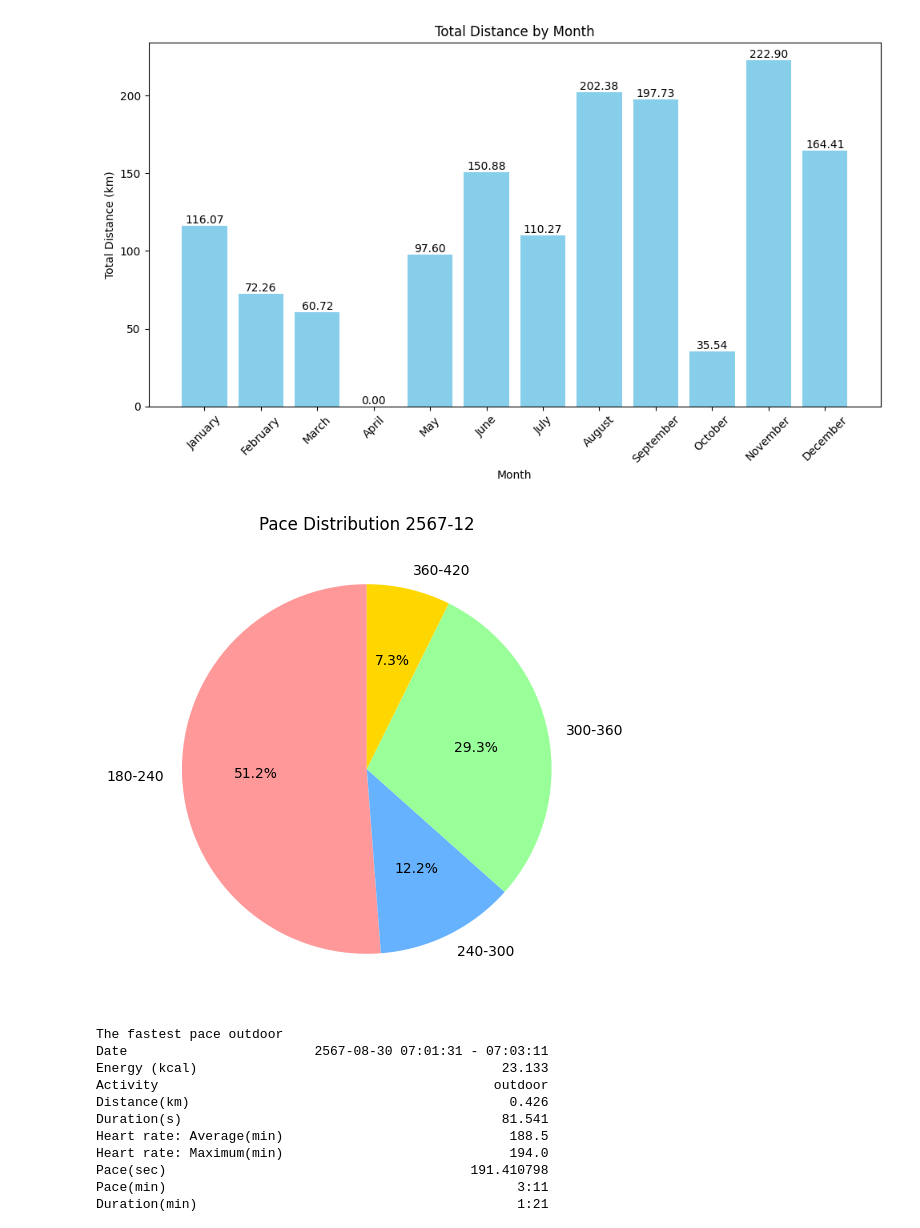
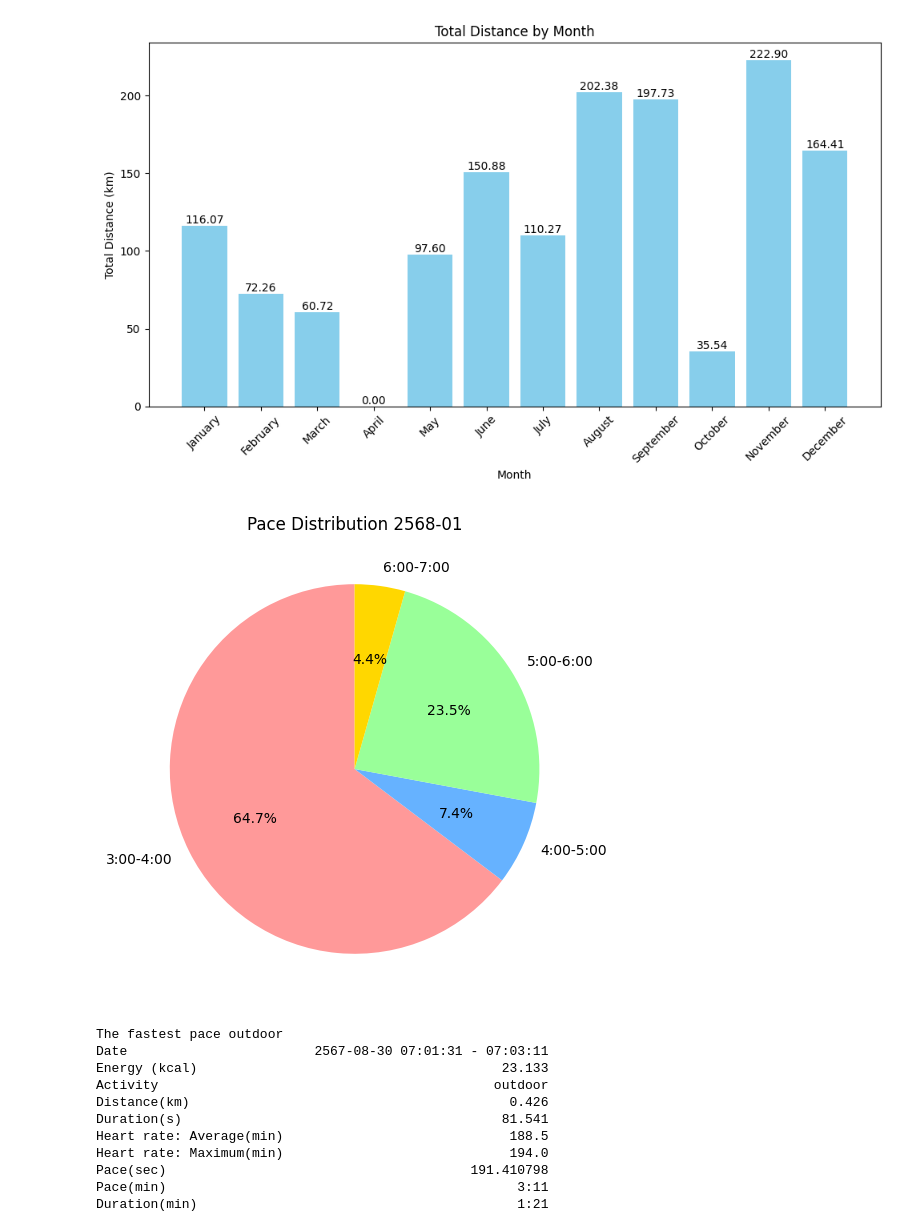
Before and after one commit to JFKongphop/running-analysis, a Jupyter notebook: index.ipynb, the cells around one changed output. Saved outputs shown, nothing was run; the diff lists cells and outputs as text; code cells hidden in the pictures.

```diff
--- a/index.ipynb
+++ b/index.ipynb
@@ -383,26 +402,26 @@ plt.show()
 # %% [output]
 [figure]
 # %%
-date = "2567-12"
+date = "2568-01"
 bins = [180, 240, 300, 360, 420]
-labels = ["180-240", "240-300", "300-360", "360-420"]
+labels = ["3:00-4:00", "4:00-5:00", "5:00-6:00", "6:00-7:00"]
 
 pie = date_selector(df, date).copy()
 pie["Pace Group"] = pd.cut(pie["Pace(sec)"], bins=bins, labels=labels, right=False)
 group_counts = pie["Pace Group"].value_counts(sort=False)
 
 plt.figure(figsize=(8, 6))
 group_counts.plot.pie(
   autopct="%1.1f%%",
   startangle=90,
   colors=["#FF9999", "#66B2FF", "#99FF99", "#FFD700"],
   labels=group_counts.index
 )
 plt.title(f"Pace Distribution {date}")
 plt.ylabel("")
 plt.show()
 # %% [output]
-[figure, old version]
+[figure, new version]
 # %%
 def pace_table(data) -> str:
   fastest_pace = df.loc[data]
```
Also changed, not shown: parts of 17 cells of this notebook.
